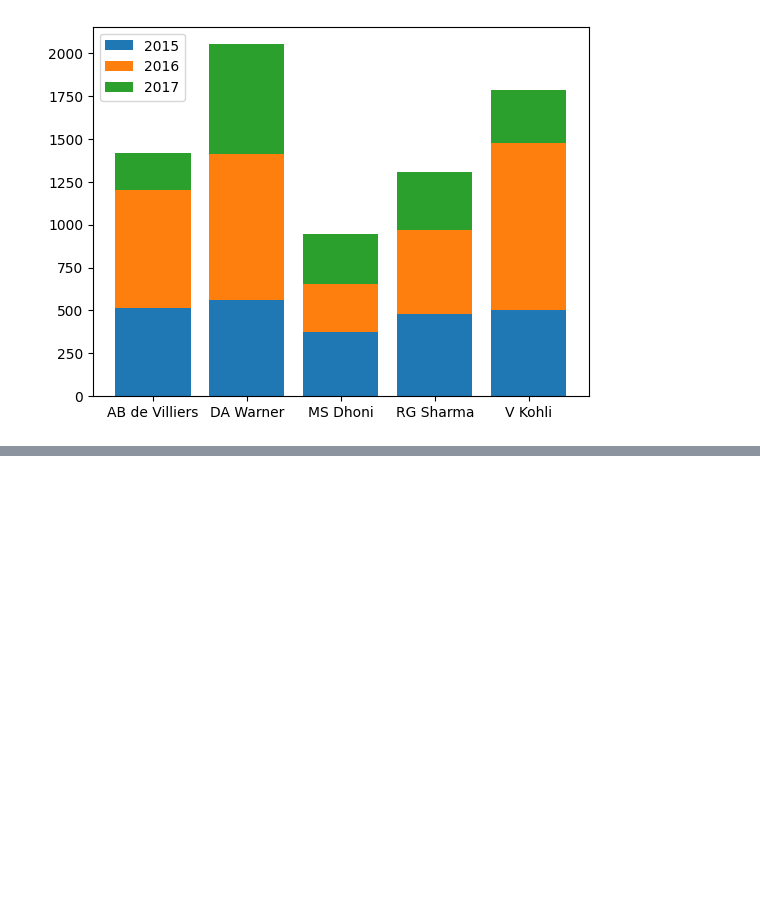
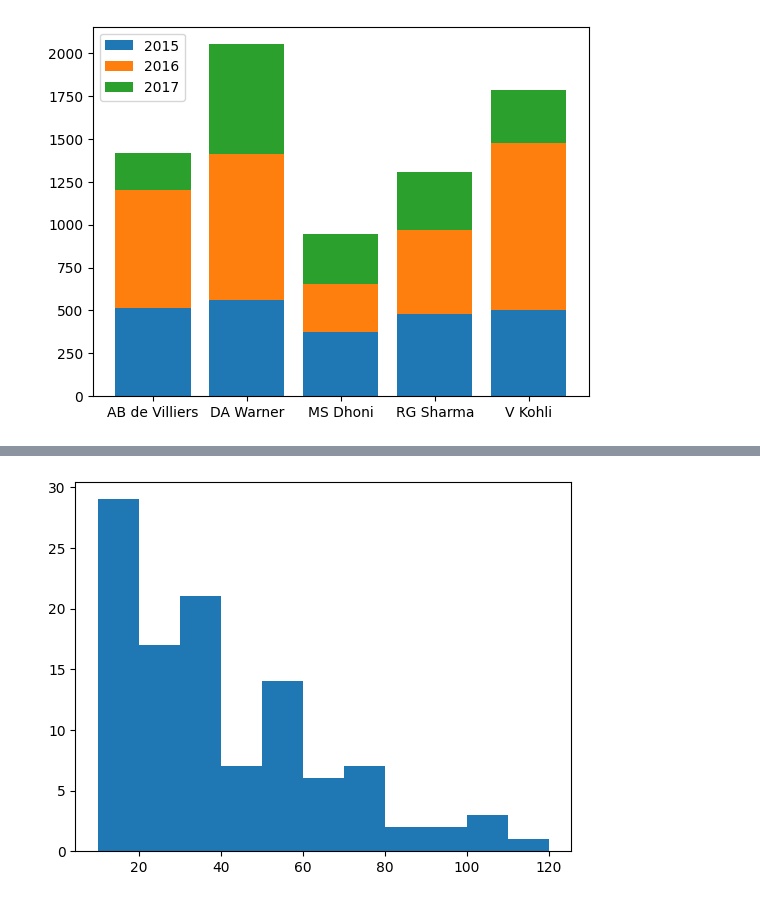
Before and after one commit to Vivek-Joshi17/Data_Visualization, a Jupyter notebook: Data_Visualize.ipynb, the cells around one changed output, grey strips where cells are left out. Cells and saved outputs as stored; diff of their text form; code cells hidden in the pictures; blank space fills up the shorter version.

```diff
--- a/Data_Visualize.ipynb
+++ b/Data_Visualize.ipynb
@@ -320,0 +345,4 @@ plt.show()
+# %%
+#histogram example
+df = pd.read_csv('/content/vk.csv')
+df
@@ -320,0 +363,5 @@ plt.show()
+# %%
+plt.hist(df['batsman_runs'],bins=[10,20,30,40,50,60,70,80,90,100,110,120])
+plt.show()
+# %% [output]
+[figure, added]
```
Also changed, not shown: parts of 7 cells of this notebook.
